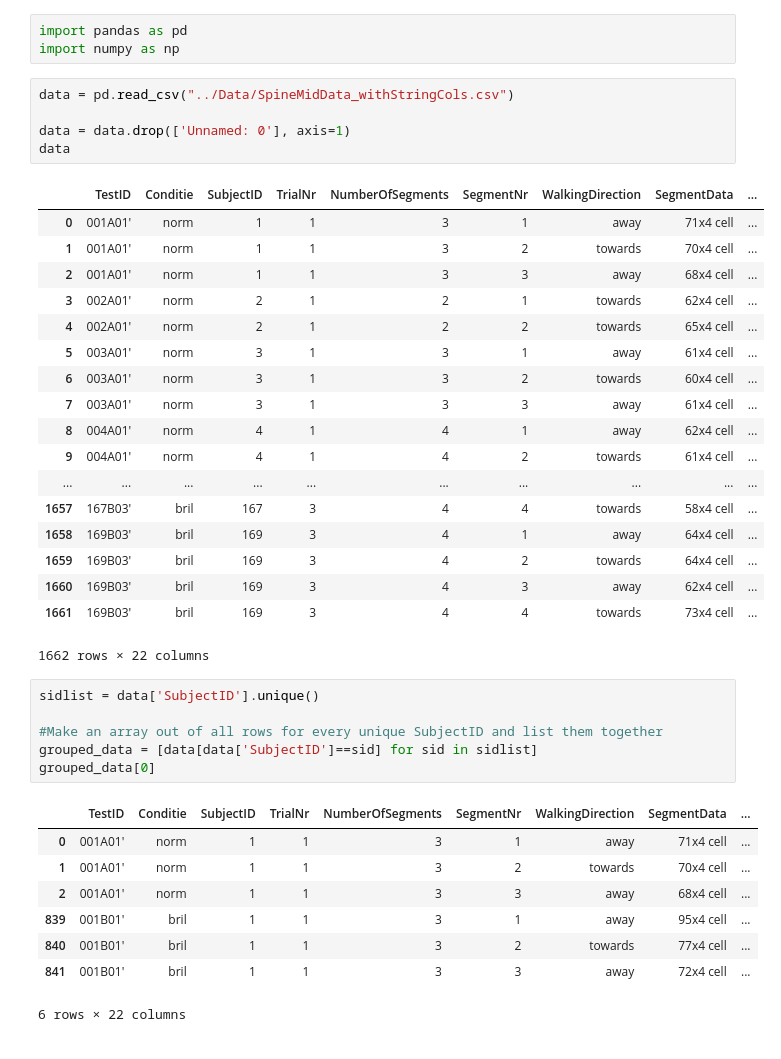
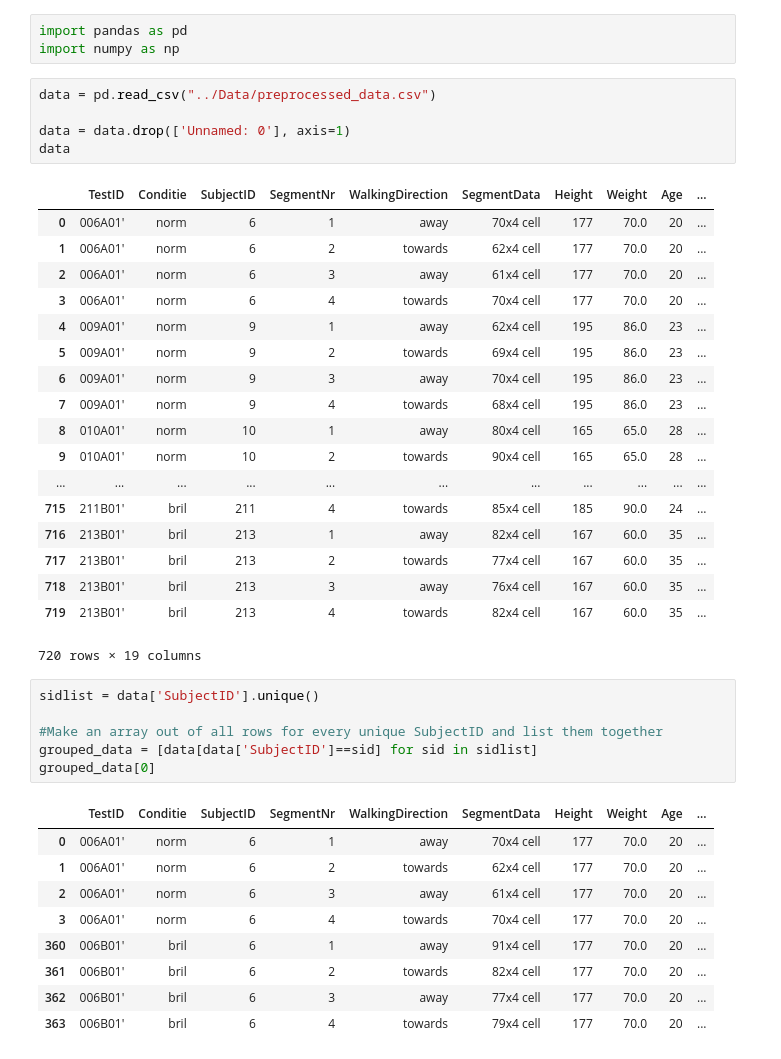
Before and after one commit to VivienvV/fallrisk, a Jupyter notebook: Machine_learning/Group and Split.ipynb, the cells around one changed output. Cells and saved outputs as stored; diff of their text form.

Commit message:
Splitter updated for preprocessed data

```diff
--- a/Machine_learning/Group and Split.ipynb
+++ b/Machine_learning/Group and Split.ipynb
@@ -2,29 +2,29 @@
 import pandas as pd
 import numpy as np
 # %%
-data = pd.read_csv("../Data/SpineMidData_withStringCols.csv")
+data = pd.read_csv("../Data/preprocessed_data.csv")
 
 data = data.drop(['Unnamed: 0'], axis=1)
 data
 # %% [output]
-|  | TestID | Conditie | SubjectID | TrialNr | NumberOfSegments | SegmentNr | WalkingDirection | SegmentData | ... |
-| 0 | 001A01' | norm | 1 | 1 | 3 | 1 | away | 71x4 cell | ... |
-| 1 | 001A01' | norm | 1 | 1 | 3 | 2 | towards | 70x4 cell | ... |
-| 2 | 001A01' | norm | 1 | 1 | 3 | 3 | away | 68x4 cell | ... |
-| 3 | 002A01' | norm | 2 | 1 | 2 | 1 | towards | 62x4 cell | ... |
-| 4 | 002A01' | norm | 2 | 1 | 2 | 2 | towards | 65x4 cell | ... |
-| 5 | 003A01' | norm | 3 | 1 | 3 | 1 | away | 61x4 cell | ... |
-| 6 | 003A01' | norm | 3 | 1 | 3 | 2 | towards | 60x4 cell | ... |
-| 7 | 003A01' | norm | 3 | 1 | 3 | 3 | away | 61x4 cell | ... |
-| 8 | 004A01' | norm | 4 | 1 | 4 | 1 | away | 62x4 cell | ... |
-| 9 | 004A01' | norm | 4 | 1 | 4 | 2 | towards | 61x4 cell | ... |
-| ... | ... | ... | ... | ... | ... | ... | ... | ... | ... |
-| 1657 | 167B03' | bril | 167 | 3 | 4 | 4 | towards | 58x4 cell | ... |
-| 1658 | 169B03' | bril | 169 | 3 | 4 | 1 | away | 64x4 cell | ... |
-| 1659 | 169B03' | bril | 169 | 3 | 4 | 2 | towards | 64x4 cell | ... |
-| 1660 | 169B03' | bril | 169 | 3 | 4 | 3 | away | 62x4 cell | ... |
-| 1661 | 169B03' | bril | 169 | 3 | 4 | 4 | towards | 73x4 cell | ... |
+|  | TestID | Conditie | SubjectID | SegmentNr | WalkingDirection | SegmentData | Height | Weight | Age | ... |
+| 0 | 006A01' | norm | 6 | 1 | away | 70x4 cell | 177 | 70.0 | 20 | ... |
+| 1 | 006A01' | norm | 6 | 2 | towards | 62x4 cell | 177 | 70.0 | 20 | ... |
+| 2 | 006A01' | norm | 6 | 3 | away | 61x4 cell | 177 | 70.0 | 20 | ... |
+| 3 | 006A01' | norm | 6 | 4 | towards | 70x4 cell | 177 | 70.0 | 20 | ... |
+| 4 | 009A01' | norm | 9 | 1 | away | 62x4 cell | 195 | 86.0 | 23 | ... |
+| 5 | 009A01' | norm | 9 | 2 | towards | 69x4 cell | 195 | 86.0 | 23 | ... |
+| 6 | 009A01' | norm | 9 | 3 | away | 70x4 cell | 195 | 86.0 | 23 | ... |
+| 7 | 009A01' | norm | 9 | 4 | towards | 68x4 cell | 195 | 86.0 | 23 | ... |
+| 8 | 010A01' | norm | 10 | 1 | away | 80x4 cell | 165 | 65.0 | 28 | ... |
+| 9 | 010A01' | norm | 10 | 2 | towards | 90x4 cell | 165 | 65.0 | 28 | ... |
+| ... | ... | ... | ... | ... | ... | ... | ... | ... | ... | ... |
+| 715 | 211B01' | bril | 211 | 4 | towards | 85x4 cell | 185 | 90.0 | 24 | ... |
+| 716 | 213B01' | bril | 213 | 1 | away | 82x4 cell | 167 | 60.0 | 35 | ... |
+| 717 | 213B01' | bril | 213 | 2 | towards | 77x4 cell | 167 | 60.0 | 35 | ... |
+| 718 | 213B01' | bril | 213 | 3 | away | 76x4 cell | 167 | 60.0 | 35 | ... |
+| 719 | 213B01' | bril | 213 | 4 | towards | 82x4 cell | 167 | 60.0 | 35 | ... |
-1662 rows × 22 columns
+720 rows × 19 columns
 # %%
 sidlist = data['SubjectID'].unique()
 
@@ -32,14 +32,15 @@ sidlist = data['SubjectID'].unique()
 grouped_data = [data[data['SubjectID']==sid] for sid in sidlist]
 grouped_data[0]
 # %% [output]
-|  | TestID | Conditie | SubjectID | TrialNr | NumberOfSegments | SegmentNr | WalkingDirection | SegmentData | ... |
-| 0 | 001A01' | norm | 1 | 1 | 3 | 1 | away | 71x4 cell | ... |
-| 1 | 001A01' | norm | 1 | 1 | 3 | 2 | towards | 70x4 cell | ... |
-| 2 | 001A01' | norm | 1 | 1 | 3 | 3 | away | 68x4 cell | ... |
-| 839 | 001B01' | bril | 1 | 1 | 3 | 1 | away | 95x4 cell | ... |
-| 840 | 001B01' | bril | 1 | 1 | 3 | 2 | towards | 77x4 cell | ... |
-| 841 | 001B01' | bril | 1 | 1 | 3 | 3 | away | 72x4 cell | ... |
+|  | TestID | Conditie | SubjectID | SegmentNr | WalkingDirection | SegmentData | Height | Weight | Age | ... |
+| 0 | 006A01' | norm | 6 | 1 | away | 70x4 cell | 177 | 70.0 | 20 | ... |
+| 1 | 006A01' | norm | 6 | 2 | towards | 62x4 cell | 177 | 70.0 | 20 | ... |
+| 2 | 006A01' | norm | 6 | 3 | away | 61x4 cell | 177 | 70.0 | 20 | ... |
+| 3 | 006A01' | norm | 6 | 4 | towards | 70x4 cell | 177 | 70.0 | 20 | ... |
+| 360 | 006B01' | bril | 6 | 1 | away | 91x4 cell | 177 | 70.0 | 20 | ... |
+| 361 | 006B01' | bril | 6 | 2 | towards | 82x4 cell | 177 | 70.0 | 20 | ... |
+| 362 | 006B01' | bril | 6 | 3 | away | 77x4 cell | 177 | 70.0 | 20 | ... |
+| 363 | 006B01' | bril | 6 | 4 | towards | 79x4 cell | 177 | 70.0 | 20 | ... |
-6 rows × 22 columns
 # %%
 #Splits data into training and validation according to specified ratio
 def validation_split(data, ratio):
```
Also changed, not shown: parts of 1 cell of this notebook.
